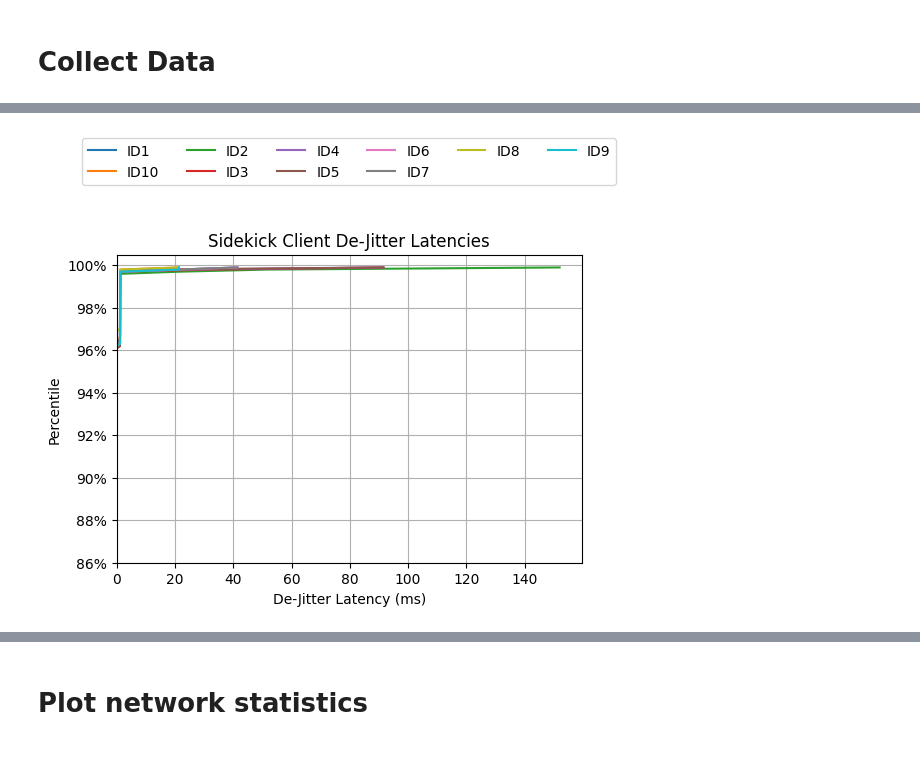
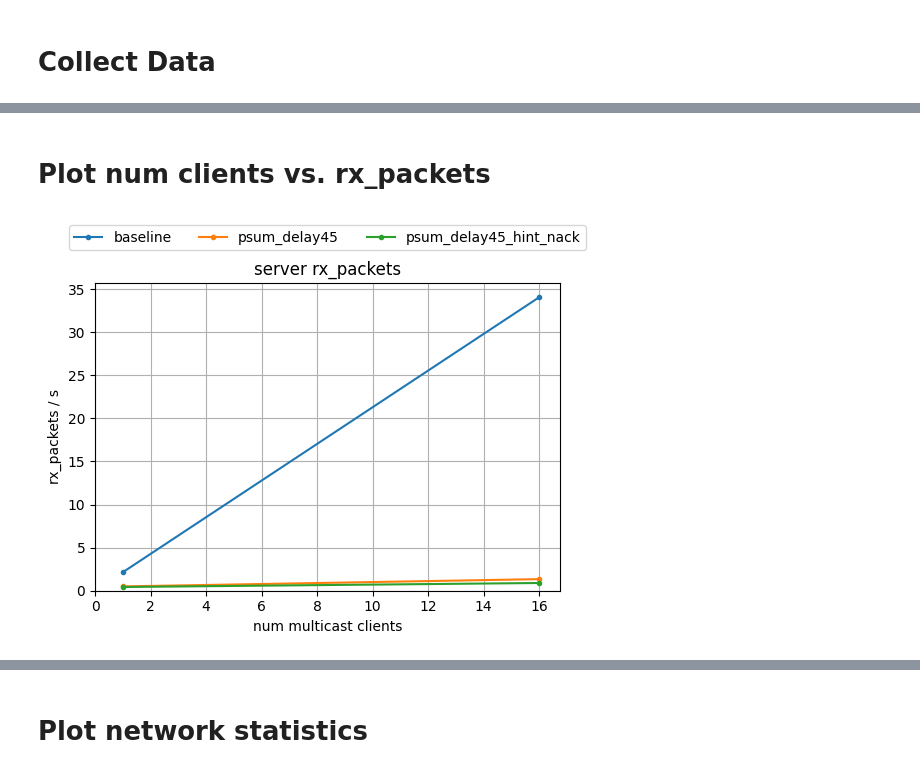
Before and after one commit to StanfordSNR/sidekick-downloads, a Jupyter notebook: notebook/multicast_benchmark.ipynb, the cells around one changed output, grey strips where cells are left out. Cells and saved outputs as stored; diff of their text form; code cells hidden in the pictures.

```diff
--- a/notebook/multicast_benchmark.ipynb
+++ b/notebook/multicast_benchmark.ipynb
@@ -167,4 +102,37 @@ plot_delay_cdf(results['baseline'], title='Baseline Client De-Jitter Latencies')
-# %%
-plot_delay_cdf(results['sidekick_delay30'], title='Sidekick Client De-Jitter Latencies')
-# %% [output]
-[figure, removed]
+# %% [markdown]
+# Plot num clients vs. rx_packets
+# %%
+def plot_num_clients_vs_metric(data, labels, iface='h0-eth0', metric='rx_packets', title=None, ncol=3, ylim=0, delta=25, pdf=None):
+    plt.figure(figsize=(6, 4))
+
+    # Plot each label
+    for label in labels:
+        xs = []
+        ys = []
+
+        treatment_data = data[label]
+        for num_clients in sorted(treatment_data.keys()):
+            output = treatment_data.get(num_clients)
+            if not output:
+                continue
+            xs.append(num_clients)
+            assert output['success']
+            index = output['statistics']['ifaces'].index(iface)
+            ys.append(output['statistics'][metric][index] / output['time_s'])
+
+        plt.plot(xs, ys, marker='.', label=label)
+
+    plt.title(title)
+    plt.xlabel('num multicast clients')
+    plt.ylabel(f'{metric} / s')
+    plt.grid()
+    plt.xlim(0)
+    plt.ylim(ylim)
+    plot_title_and_legend(title, labels, base_height=1.13, row_height=0.07, title_height=0.08, ncol=ncol)
+    if pdf:
+        save_pdf(pdf)
+    plt.show()
+# %%
+plot_num_clients_vs_metric(results, labels, iface='h0-eth0', title='server rx_packets')
+# %% [output]
+[figure, added]
```
Also changed, not shown: parts of 19 cells of this notebook, 1 other file.
